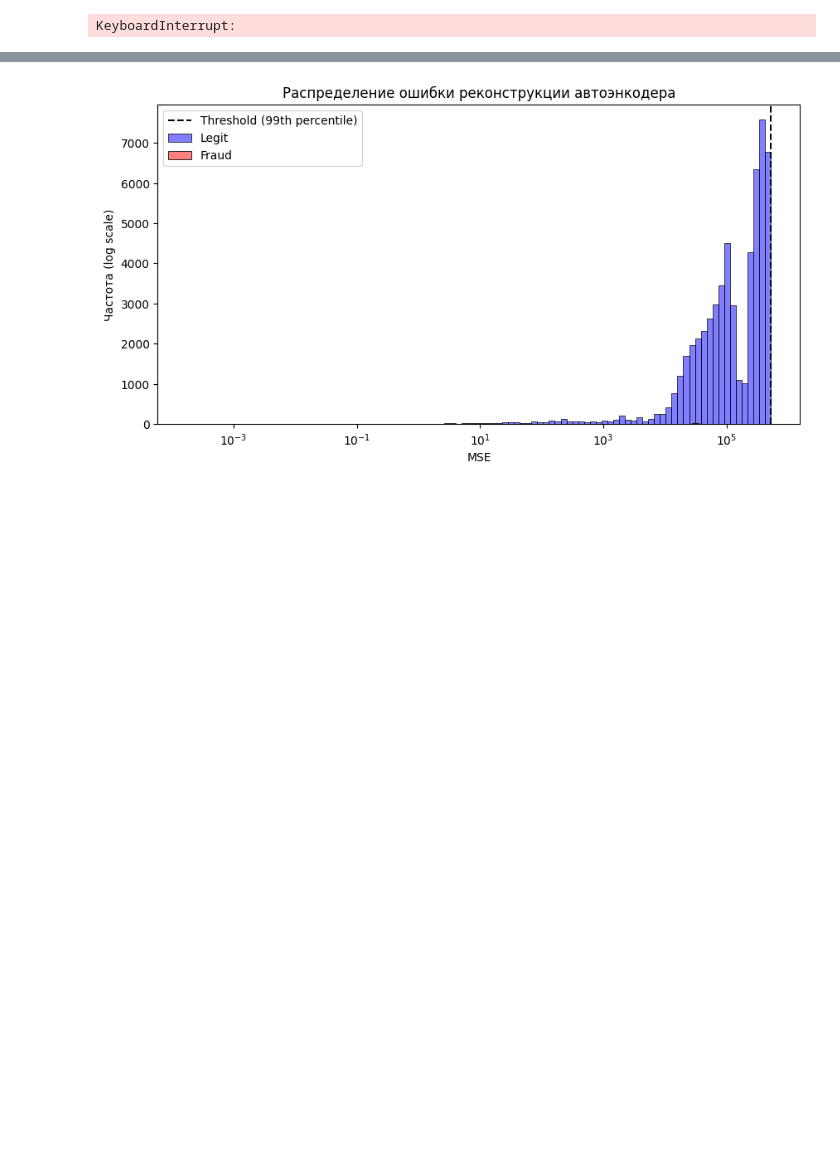
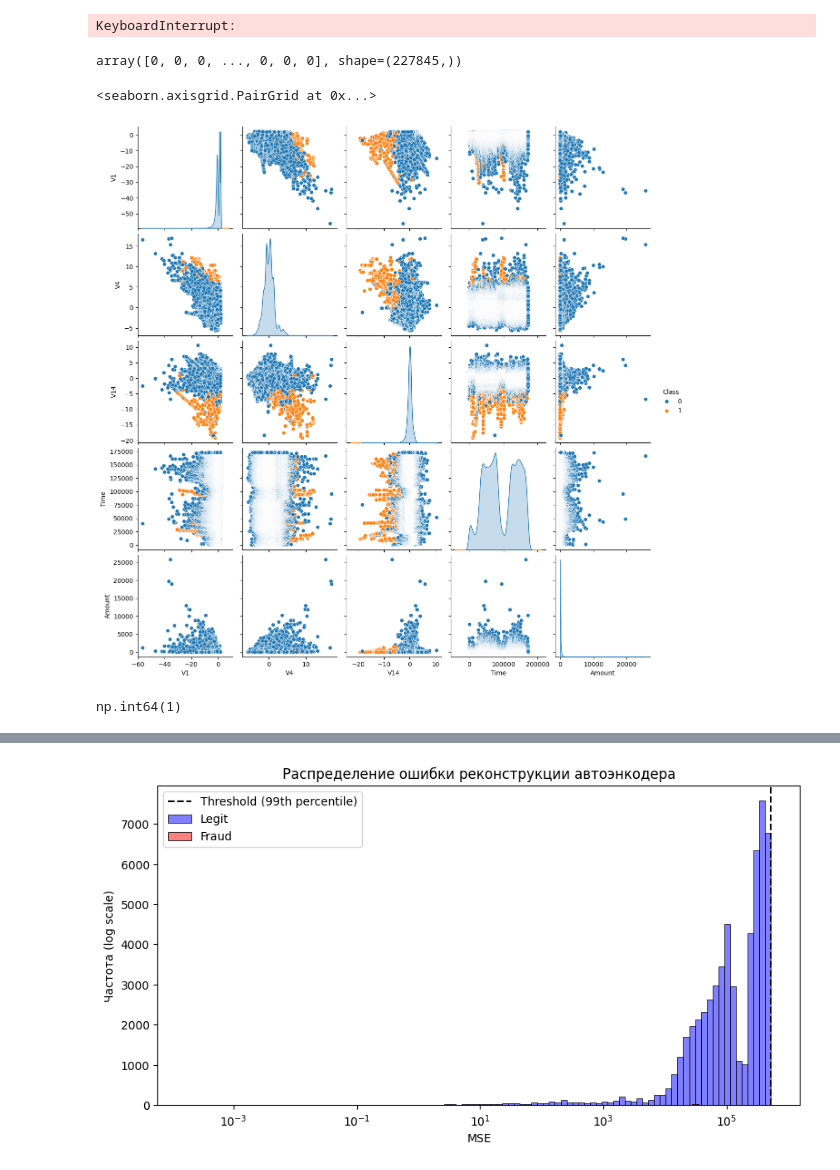
Before and after one commit to SemVan/BankingCourse, a Jupyter notebook: Seminar7 (1).ipynb, the cells around one changed output, grey strips where cells are left out. Cells and saved outputs as stored; diff of their text form; code cells hidden in the pictures; blank space fills up the shorter version.

```diff
--- a/Seminar7 (1).ipynb
+++ b/Seminar7 (1).ipynb
@@ -92,15 +92,15 @@ print(f"Доля мошенничества в тестовой: {y_test.mean():
 iso_forest = IsolationForest(n_estimators=100, contamination='auto', random_state=42, bootstrap = True)
 
 # TODO 3.2: Обучите модель на обучающей выборке X_train.
-iso_forest.fit(X_train)
+iso_forest.fit(X_train.drop('Amount', axis=1))
 
 # TODO 3.3: Получите аномальные метки для тестовых данных (1 для нормальных, -1 для аномалий).
 # Используйте метод .predict().
-iso_pred = iso_forest.predict(X_test)
+iso_pred = iso_forest.predict(X_test.drop('Amount', axis=1))
 
 # TODO 3.4: Получите скоринговую функцию (чем выше, тем более нормальное наблюдение) с помощью .decision_function().
 # Эта функция полезна для построения ROC-кривой.
-iso_scores = iso_forest.decision_function(X_test)
+iso_scores = iso_forest.decision_function(X_test.drop('Amount', axis=1))
 
 # Преобразуем метки из -1/1 в 0/1 (0 – норма, 1 – аномалия) для удобства.
 iso_pred_binary = (iso_pred == -1).astype(int)
@@ -274,17 +274,24 @@ Error in callback <function _draw_all_if_interactive at 0x...> (for post_execute
 KeyboardInterrupt:
 Error in callback <function flush_figures at 0x...> (for post_execute), with arguments args (),kwargs {}:
 KeyboardInterrupt:
+# %%
+y_train.values
+# %% [output]
+array([0, 0, 0, ..., 0, 0, 0], shape=(227845,))
 # %%
 feature_importance = model.get_feature_importance()
 feature_names = X_train.columns
 
 # Вывод результатов
 feat = pd.DataFrame({"feature": feature_names, "importance": feature_importance})
 feat = feat.sort_values(by='importance', ascending=False)
 # for name, importance in zip(feature_names, feature_importance):
 #     print(f"Feature: {name}, Importance: {importance:.2f}")
-features = feat.head(15)['feature'].values
-sns.pairplot(X_train)
+features = np.append(feat.head(5)['feature'].values, 'Class')
+sns.pairplot(df[features], hue='Class')
+# %% [output]
+<seaborn.axisgrid.PairGrid at 0x...>
+[figure, added]
 # %%
 # ==========================
 # 5. ОПРЕДЕЛЕНИЕ ПОРОГА АНОМАЛЬНОСТИ
@@ -303,6 +310,10 @@ threshold_if = np.percentile(iso_scores_train, 0.17) #??? или 1? Подума
 # Для Autoencoder: ошибка реконструкции – чем выше, тем аномальнее. Возьмём 99-й процентиль MSE на обучающих данных.
 # mse_train = np.mean((X_train - autoencoder.predict(X_train))**2, axis=1)
 threshold_ae = np.percentile(mse_test, 99.83) # <ВАШ_КОД: np.percentile(mse_train, 99)>
+# %%
+df[df['Amount'] > 2000]['Class'].sum()
+# %% [output]
+np.int64(1)
 # %%
 # ==========================
 # 6. КЛАССИФИКАЦИЯ И ОЦЕНКА КАЧЕСТВА
```
Also changed, not shown: parts of 5 cells of this notebook, 1 other file.
